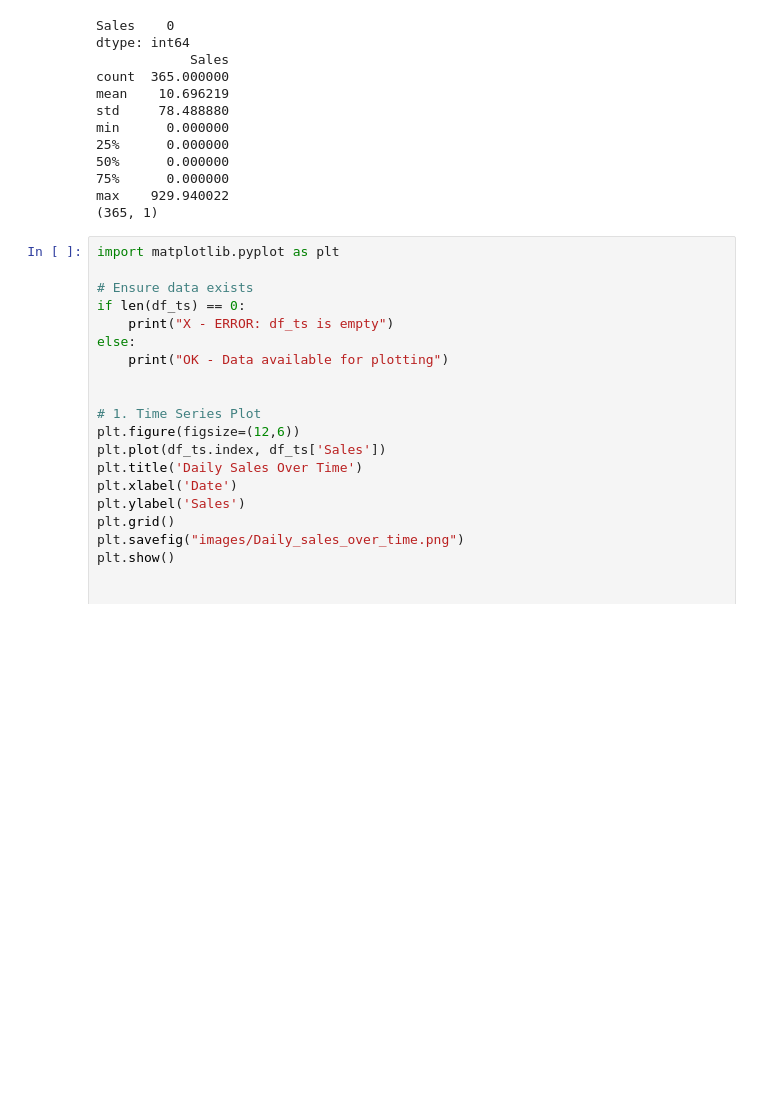
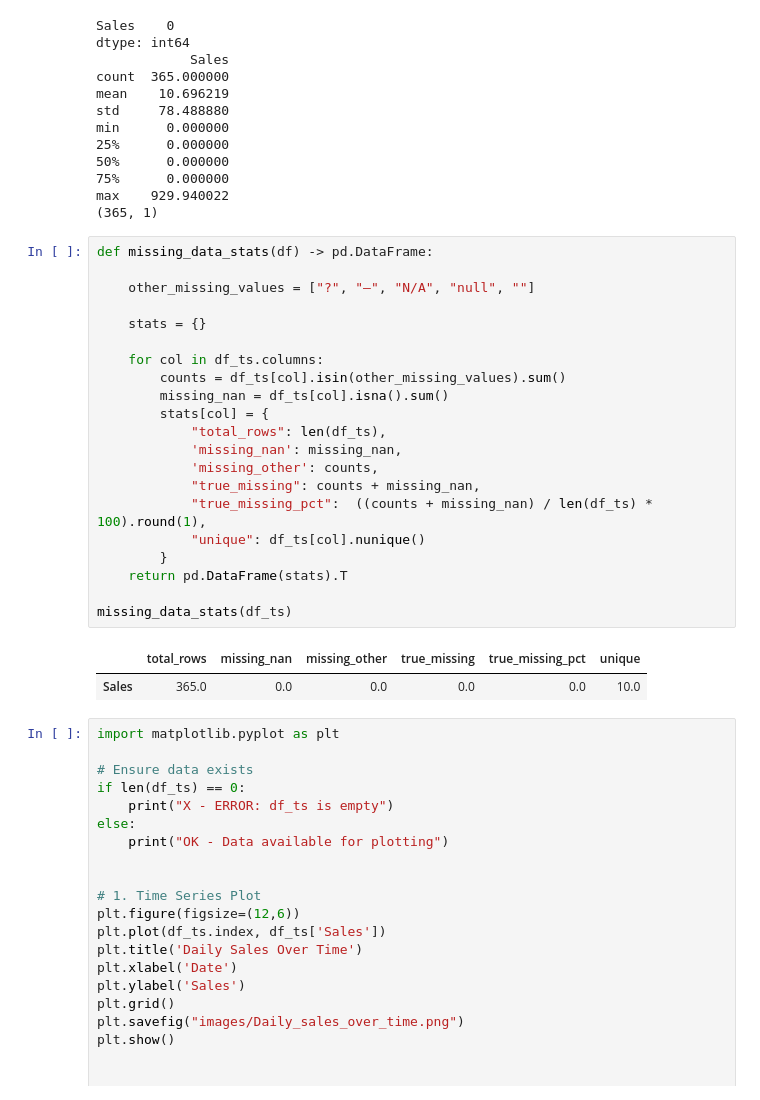
Before and after one commit to prasy03/UCB-Capstone-Mar2026, a Jupyter notebook: Final ver - Module 24/Capstone-Extension-TimeSeries-4.ipynb, the cells around one changed output. Drawn from its saved outputs; the diff is of its cells as text; blank space fills up the shorter version.

```diff
--- a/Final ver - Module 24/Capstone-Extension-TimeSeries-4.ipynb
+++ b/Final ver - Module 24/Capstone-Extension-TimeSeries-4.ipynb
@@ -130,6 +130,30 @@ min      0.000000
 75%      0.000000
 max    929.940022
 (365, 1)
+# %%
+def missing_data_stats(df) -> pd.DataFrame:
+
+    other_missing_values = ["?", "—", "N/A", "null", ""]
+
+    stats = {}
+
+    for col in df_ts.columns:
+        counts = df_ts[col].isin(other_missing_values).sum()
+        missing_nan = df_ts[col].isna().sum()
+        stats[col] = {
+            "total_rows": len(df_ts),
+            'missing_nan': missing_nan,
+            'missing_other': counts,
+            "true_missing": counts + missing_nan,
+            "true_missing_pct":  ((counts + missing_nan) / len(df_ts) * 100).round(1),
+            "unique": df_ts[col].nunique()
+        }
+    return pd.DataFrame(stats).T
+
+missing_data_stats(df_ts)
+# %% [output]
+|  | total_rows | missing_nan | missing_other | true_missing | true_missing_pct | unique |
+| Sales | 365.0 | 0.0 | 0.0 | 0.0 | 0.0 | 10.0 |
 # %%
 import matplotlib.pyplot as plt
 
```
Also changed, not shown: parts of 6 cells of this notebook, 7 other files.
